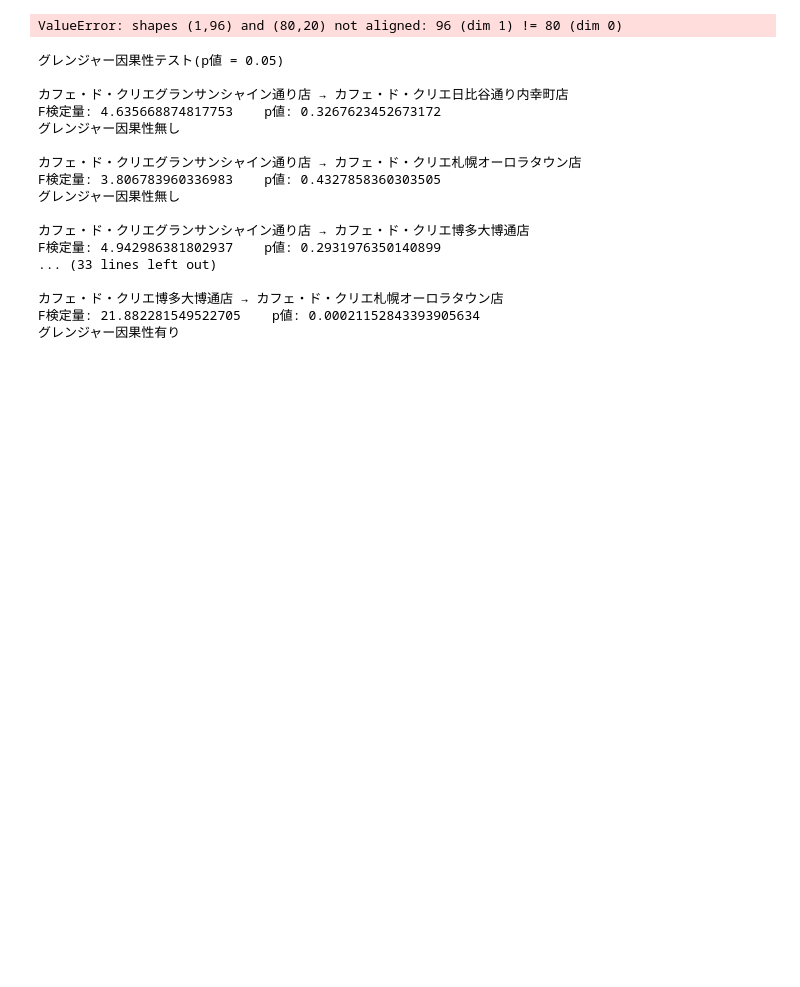
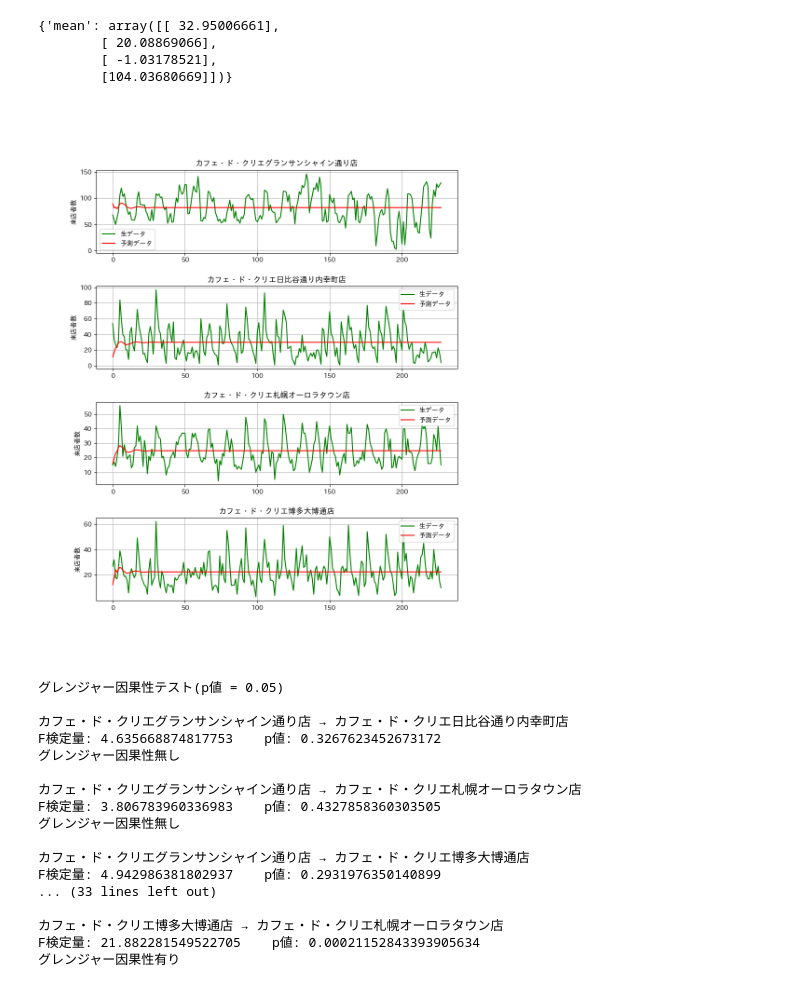
Before and after one commit to leggings8942/time_series_model, a Jupyter notebook: VAR_model_handmade.ipynb, the cells around one changed output. Cells and saved outputs as stored; diff of their text form; code cells hidden in the pictures; blank space fills up the shorter version.

```diff
--- a/VAR_model_handmade.ipynb
+++ b/VAR_model_handmade.ipynb
@@ -174,5 +302,5 @@ selected orders | 3
 # %%
-x_test = pd_data.values.tolist()
+x_train, x_test = x_data[0:3600], x_data[3600:]
 num = len(x_test)
 mean = []
 for idx in range(lag, num):
@@ -245,5 +357,5 @@ model.stat_inf()
 # %%
-x_test = pd_data.values.tolist()
+x_train, x_test = x_data[0:3600], x_data[3600:]
 num = len(x_test)
 mean = []
 test_data = []
@@ -265,34 +377,38 @@ plt.title("カフェ・ド・クリエグランサンシャイン通り店")
 plt.ylabel("来店者数")
 plt.grid(True)
 plt.legend()
 
 plt.subplot(4,1,2)
 plt.plot(x_plot[lag:, 1], "-", color="green", label="生データ")
 plt.plot(mean[:, 1],      "-", color="red",   label="予測データ")
 plt.title("カフェ・ド・クリエ日比谷通り内幸町店")
 plt.ylabel("来店者数")
 plt.grid(True)
 plt.legend()
 
 plt.subplot(4,1,3)
 plt.plot(x_plot[lag:, 2], "-", color="green", label="生データ")
 plt.plot(mean[:, 2],      "-", color="red",   label="予測データ")
 plt.title("カフェ・ド・クリエ札幌オーロラタウン店")
 plt.ylabel("来店者数")
 plt.grid(True)
 plt.legend()
 
 plt.subplot(4,1,4)
 plt.plot(x_plot[lag:, 3], "-", color="green", label="生データ")
 plt.plot(mean[:, 3],      "-", color="red",   label="予測データ")
 plt.title("カフェ・ド・クリエ博多大博通店")
 plt.ylabel("来店者数")
 plt.grid(True)
 plt.legend()
 
 model.stat_inf()
 # %% [output]
-ValueError: shapes (1,96) and (80,20) not aligned: 96 (dim 1) != 80 (dim 0)
+{'mean': array([[ 32.95006661],
+        [ 20.08869066],
+        [ -1.03178521],
+        [104.03680669]])}
+[figure, added]
 # %%
 print("グレンジャー因果性テスト(p値 = 0.05)")
 print("")
```
Also changed, not shown: parts of 14 cells of this notebook, 4 other files.
